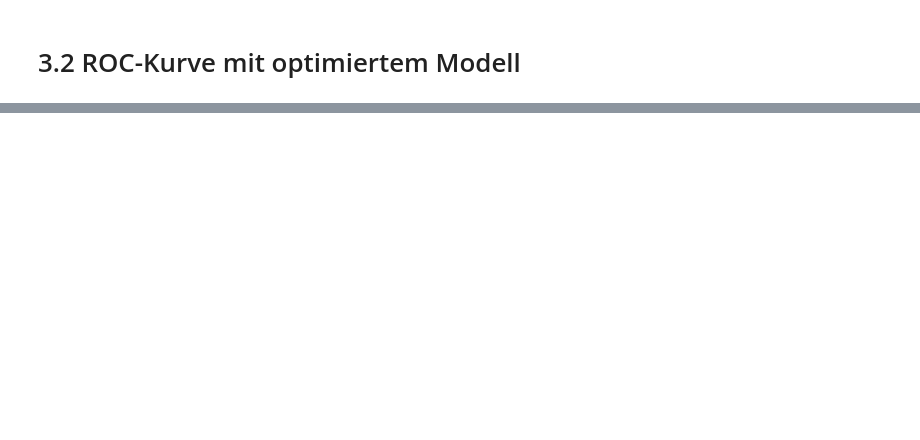
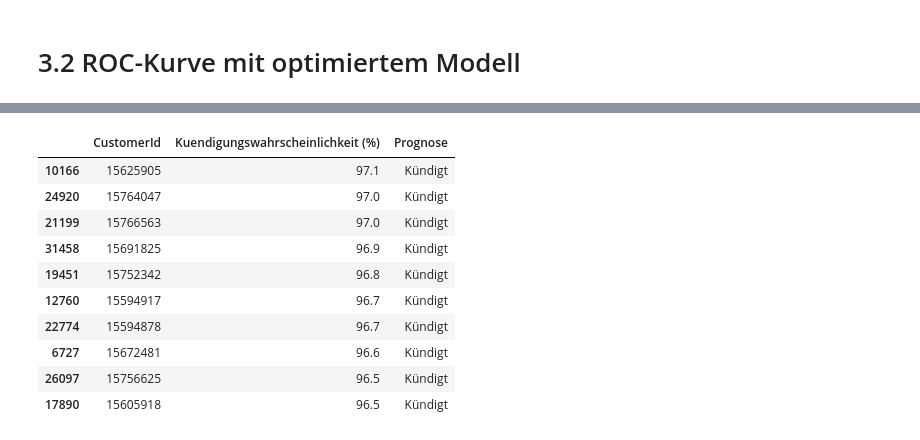
Before and after one commit to Oskar1324/churn-prediction-project, a Jupyter notebook: churn_project_1.ipynb, the cells around one changed output, grey strips where cells are left out. Drawn from its saved outputs; the diff is of its cells as text; code cells hidden in the pictures; blank space fills up the shorter version.

```diff
--- a/churn_project_1.ipynb
+++ b/churn_project_1.ipynb
@@ -355,0 +311,24 @@ NameError: name 'best_model' is not defined
+# %%
+kunden_ids = data.loc[X_test.index, "CustomerId"].values
+
+y_prob_final = model.predict_proba(X_test_encoded)[:, 1]
+
+ergebnis = pd.DataFrame({
+    "CustomerId": kunden_ids,
+    "Kuendigungswahrscheinlichkeit (%)": (y_prob_final * 100).round(1),
+    "Prognose": ["Kündigt" if p >= 0.5 else "Bleibt" for p in y_prob_final]
+})
+
+ergebnis.sort_values("Kuendigungswahrscheinlichkeit (%)", ascending=False).head(10)
+# %% [output]
+|  | CustomerId | Kuendigungswahrscheinlichkeit (%) | Prognose |
+| 10166 | 15625905 | 97.1 | Kündigt |
+| 24920 | 15764047 | 97.0 | Kündigt |
+| 21199 | 15766563 | 97.0 | Kündigt |
+| 31458 | 15691825 | 96.9 | Kündigt |
+| 19451 | 15752342 | 96.8 | Kündigt |
+| 12760 | 15594917 | 96.7 | Kündigt |
+| 22774 | 15594878 | 96.7 | Kündigt |
+| 6727 | 15672481 | 96.6 | Kündigt |
+| 26097 | 15756625 | 96.5 | Kündigt |
+| 17890 | 15605918 | 96.5 | Kündigt |
```
Also changed, not shown: parts of 7 cells of this notebook.
